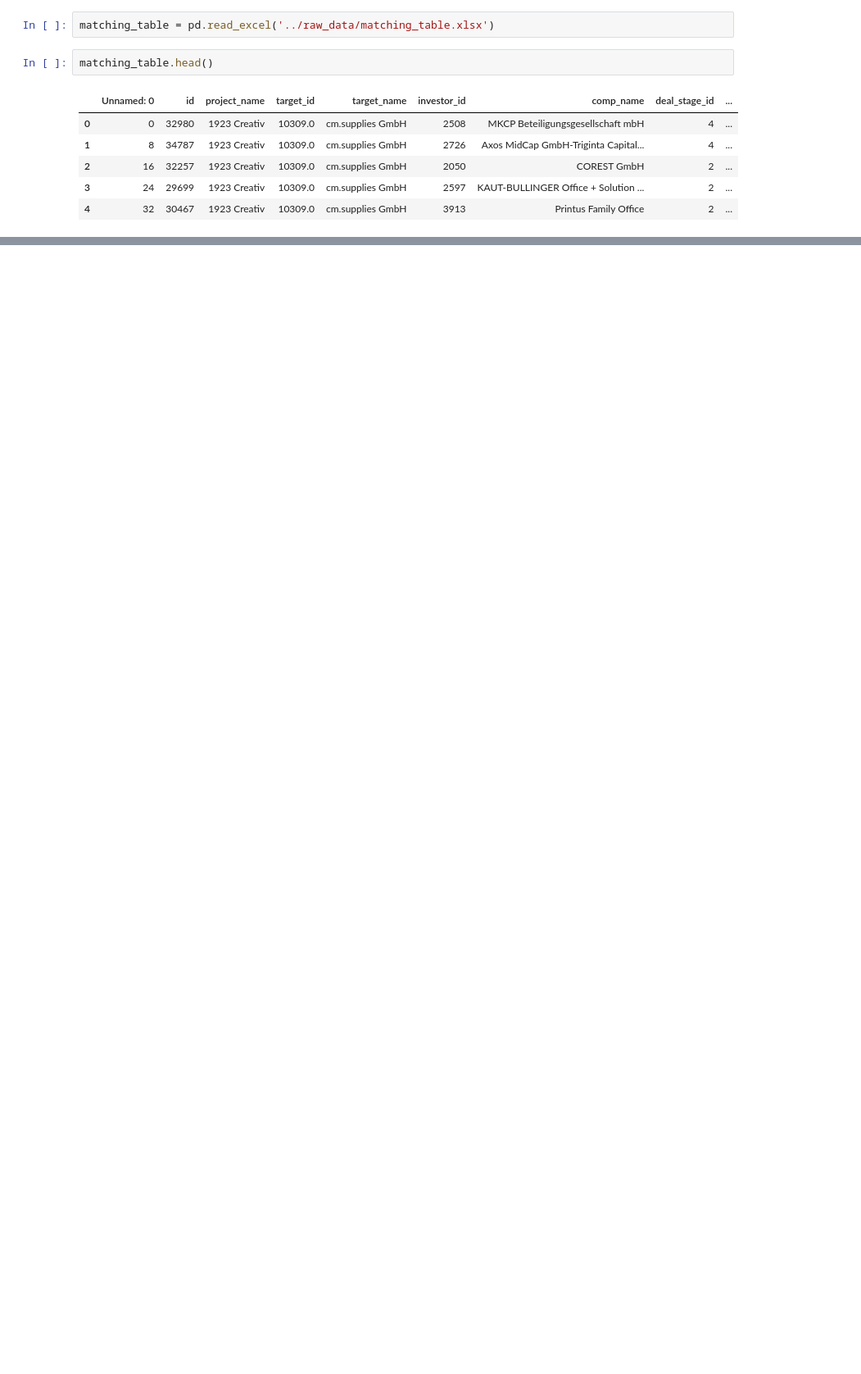
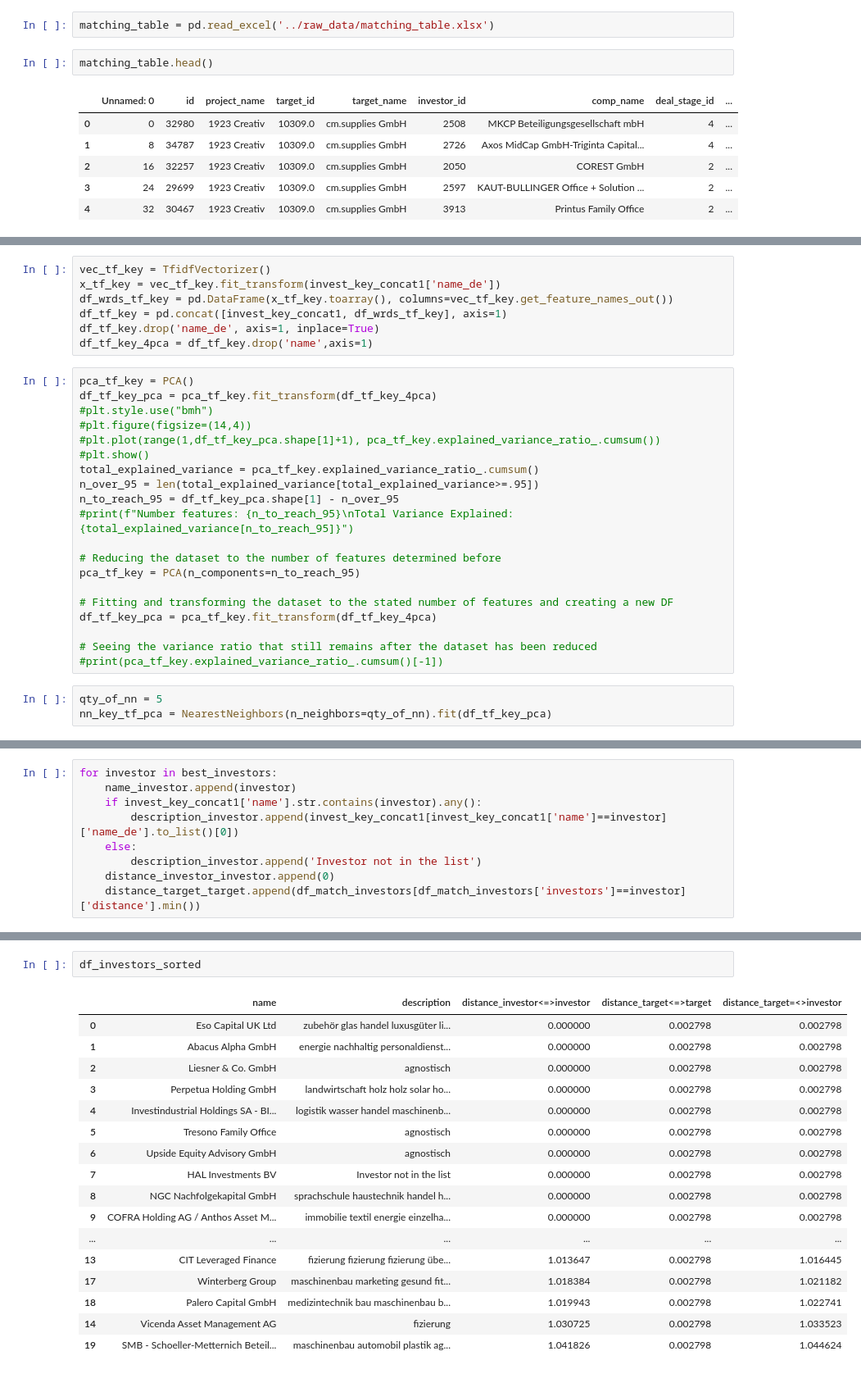
Before and after one commit to michabrz/DealMatch, a Jupyter notebook: notebooks/Targets_NN.ipynb, the cells around one changed output, grey strips where cells are left out. Shown at 82% size. Cells and saved outputs as stored; diff of their text form; blank space fills up the shorter version.

```diff
--- a/notebooks/Targets_NN.ipynb
+++ b/notebooks/Targets_NN.ipynb
@@ -345,0 +415,30 @@ matching_investors_unique = list(set(matching_investors))
+# %%
+vec_tf_key = TfidfVectorizer()
+x_tf_key = vec_tf_key.fit_transform(invest_key_concat1['name_de'])
+df_wrds_tf_key = pd.DataFrame(x_tf_key.toarray(), columns=vec_tf_key.get_feature_names_out())
+df_tf_key = pd.concat([invest_key_concat1, df_wrds_tf_key], axis=1)
+df_tf_key.drop('name_de', axis=1, inplace=True)
+df_tf_key_4pca = df_tf_key.drop('name',axis=1)
+# %%
+pca_tf_key = PCA()
+df_tf_key_pca = pca_tf_key.fit_transform(df_tf_key_4pca)
+#plt.style.use("bmh")
+#plt.figure(figsize=(14,4))
+#plt.plot(range(1,df_tf_key_pca.shape[1]+1), pca_tf_key.explained_variance_ratio_.cumsum())
+#plt.show()
+total_explained_variance = pca_tf_key.explained_variance_ratio_.cumsum()
+n_over_95 = len(total_explained_variance[total_explained_variance>=.95])
+n_to_reach_95 = df_tf_key_pca.shape[1] - n_over_95
+#print(f"Number features: {n_to_reach_95}\nTotal Variance Explained: {total_explained_variance[n_to_reach_95]}")
+
+# Reducing the dataset to the number of features determined before
+pca_tf_key = PCA(n_components=n_to_reach_95)
+
+# Fitting and transforming the dataset to the stated number of features and creating a new DF
+df_tf_key_pca = pca_tf_key.fit_transform(df_tf_key_4pca)
+
+# Seeing the variance ratio that still remains after the dataset has been reduced
+#print(pca_tf_key.explained_variance_ratio_.cumsum()[-1])
+# %%
+qty_of_nn = 5
+nn_key_tf_pca = NearestNeighbors(n_neighbors=qty_of_nn).fit(df_tf_key_pca)
@@ -345,0 +462,9 @@ matching_investors_unique = list(set(matching_investors))
+# %%
+for investor in best_investors:
+    name_investor.append(investor)
+    if invest_key_concat1['name'].str.contains(investor).any():
+        description_investor.append(invest_key_concat1[invest_key_concat1['name']==investor]['name_de'].to_list()[0])
+    else:
+        description_investor.append('Investor not in the list')
+    distance_investor_investor.append(0)
+    distance_target_target.append(df_match_investors[df_match_investors['investors']==investor]['distance'].min())
@@ -345,0 +528,20 @@ matching_investors_unique = list(set(matching_investors))
+# %%
+df_investors_sorted
+# %% [output]
+|  | name | description | distance_investor<=>investor | distance_target<=>target | distance_target=<>investor |
+| 0 | Eso Capital UK Ltd | zubehör glas handel luxusgüter li... | 0.000000 | 0.002798 | 0.002798 |
+| 1 | Abacus Alpha GmbH | energie nachhaltig personaldienst... | 0.000000 | 0.002798 | 0.002798 |
+| 2 | Liesner & Co. GmbH | agnostisch | 0.000000 | 0.002798 | 0.002798 |
+| 3 | Perpetua Holding GmbH | landwirtschaft holz holz solar ho... | 0.000000 | 0.002798 | 0.002798 |
+| 4 | Investindustrial Holdings SA - BI... | logistik wasser handel maschinenb... | 0.000000 | 0.002798 | 0.002798 |
+| 5 | Tresono Family Office | agnostisch | 0.000000 | 0.002798 | 0.002798 |
+| 6 | Upside Equity Advisory GmbH | agnostisch | 0.000000 | 0.002798 | 0.002798 |
+| 7 | HAL Investments BV | Investor not in the list | 0.000000 | 0.002798 | 0.002798 |
+| 8 | NGC Nachfolgekapital GmbH | sprachschule haustechnik handel h... | 0.000000 | 0.002798 | 0.002798 |
+| 9 | COFRA Holding AG / Anthos Asset M... | immobilie textil energie einzelha... | 0.000000 | 0.002798 | 0.002798 |
+| ... | ... | ... | ... | ... | ... |
+| 13 | CIT Leveraged Finance | fizierung fizierung fizierung übe... | 1.013647 | 0.002798 | 1.016445 |
+| 17 | Winterberg Group | maschinenbau marketing gesund fit... | 1.018384 | 0.002798 | 1.021182 |
+| 18 | Palero Capital GmbH | medizintechnik bau maschinenbau b... | 1.019943 | 0.002798 | 1.022741 |
+| 14 | Vicenda Asset Management AG | fizierung | 1.030725 | 0.002798 | 1.033523 |
+| 19 | SMB - Schoeller-Metternich Beteil... | maschinenbau automobil plastik ag... | 1.041826 | 0.002798 | 1.044624 |
```
Also changed, not shown: parts of 13 cells of this notebook.
